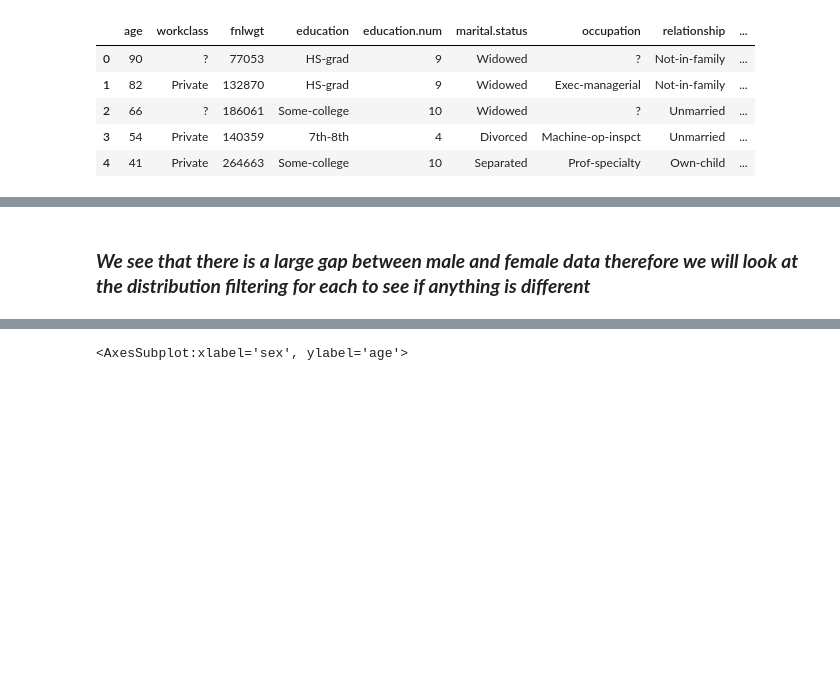
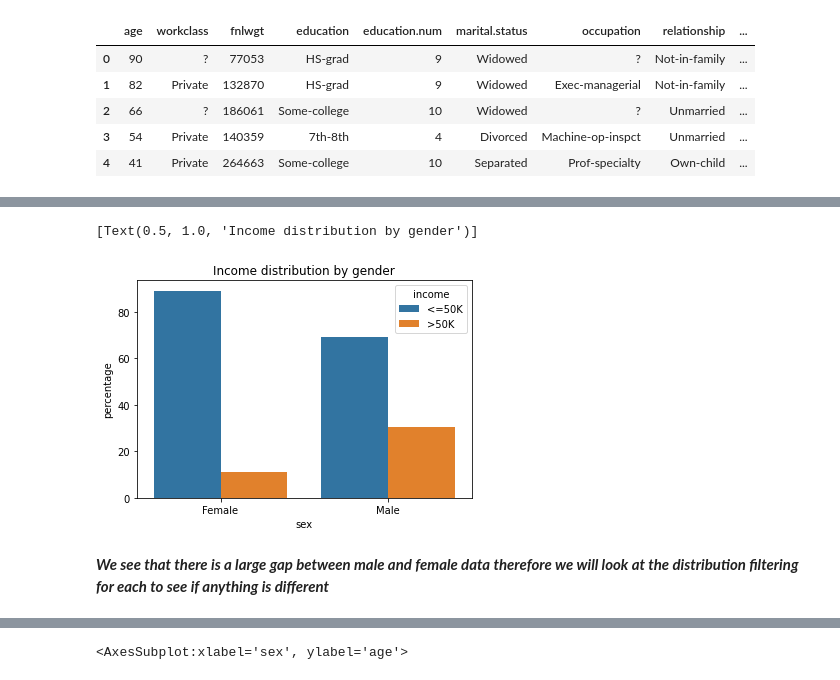
Before and after one commit to lauraah10/MachineLearning_Projects, a Jupyter notebook: MLproject1.ipynb, the cells around one changed output, grey strips where cells are left out. Cells and saved outputs as stored; diff of their text form; code cells hidden in the pictures; blank space fills up the shorter version.

```diff
--- a/MLproject1.ipynb
+++ b/MLproject1.ipynb
@@ -334,5 +381,17 @@ sns.catplot(x="age", y="workclass", hue="income", kind="bar", data=df)
+# %%
+x, y, hue = "sex", "percentage", "income"
+(df[hue]
+ .groupby(df[x])
+ .value_counts(normalize=True)
+ .mul(100).round(1)
+ .rename(y)
+ .reset_index()
+ .pipe((sns.barplot, "data"), x=x, y=y, hue=hue).set(title='Income distribution by gender'))
+# %% [output]
+[Text(0.5, 1.0, 'Income distribution by gender')]
+[figure, added]
 # %% [markdown]
-### ***We see that there is a large gap between male and female data therefore we will look at the distribution filtering for each to see if anything is different***
+ ***We see that there is a large gap between male and female data therefore we will look at the distribution filtering for each to see if anything is different***
 # %% [markdown]
 ##### Income as the target
 + Marital.status does seem to have a difference on Female and male having >50k.
```
Also changed, not shown: parts of 110 cells of this notebook.
